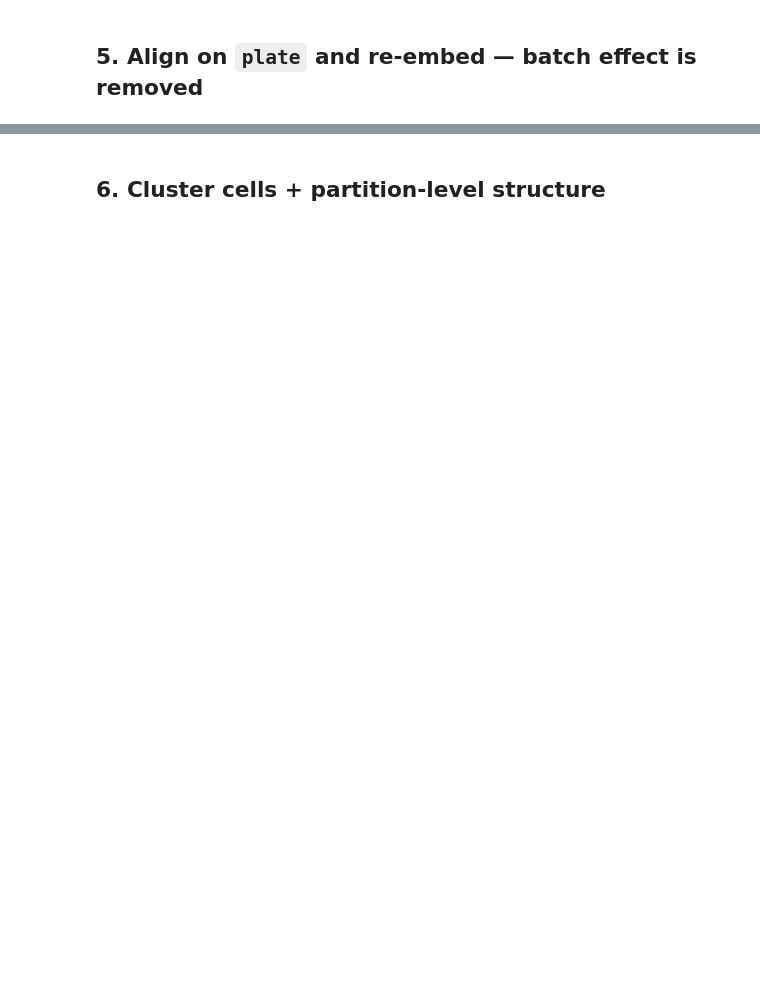
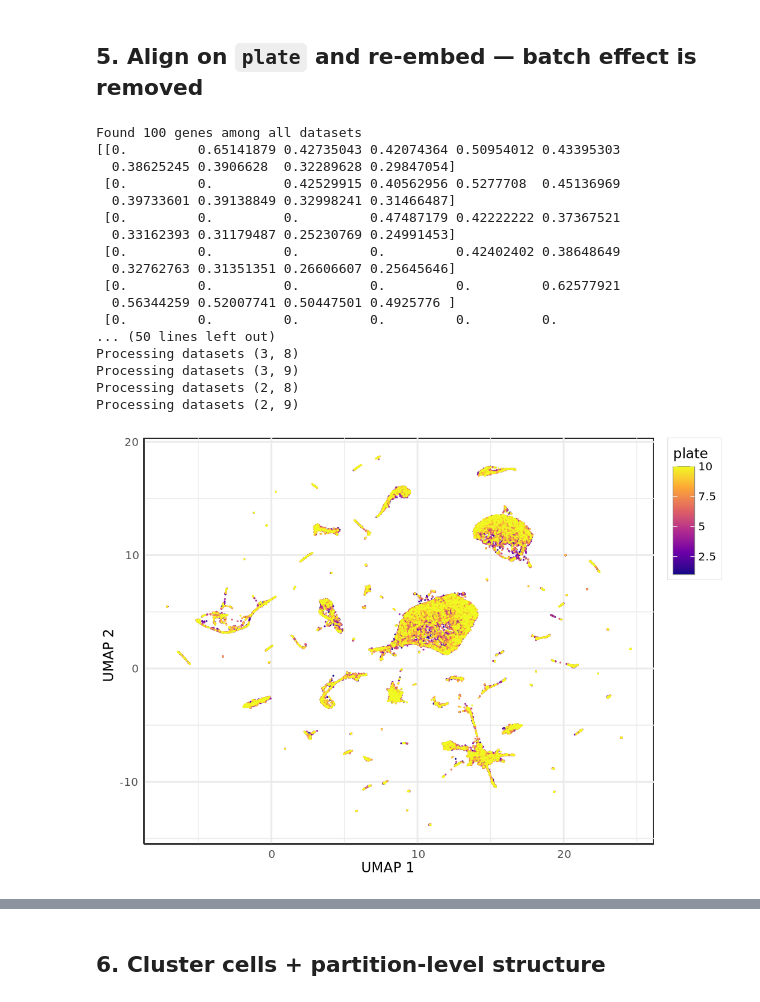
Before and after one commit to Bio-Babel/Monocle3-python, a Jupyter notebook: tutorials/c_elegans_L2_v2.ipynb, the cells around one changed output, grey strips where cells are left out. Cells and saved outputs as stored; diff of their text form; code cells hidden in the pictures; blank space fills up the shorter version.

```diff
--- a/tutorials/c_elegans_L2_v2.ipynb
+++ b/tutorials/c_elegans_L2_v2.ipynb
@@ -34,7 +50,26 @@ m3.plot_cells(adata, genes=['cpna-2', 'egl-21', 'ram-2', 'inos-1'])
 ## 5. Align on `plate` and re-embed — batch effect is removed
 # %%
 m3.align_cds(adata, alignment_group='plate')
-m3.reduce_dimension(adata, umap_fast_sgd=False, cores=1)
+m3.reduce_dimension(adata, cores=1)
 m3.plot_cells(adata, color_cells_by='plate', label_cell_groups=False)
+# %% [output]
+Found 100 genes among all datasets
+[[0.         0.65141879 0.42735043 0.42074364 0.50954012 0.43395303
+  0.38625245 0.3906628  0.32289628 0.29847054]
+ [0.         0.         0.42529915 0.40562956 0.5277708  0.45136969
+  0.39733601 0.39138849 0.32998241 0.31466487]
+ [0.         0.         0.         0.47487179 0.42222222 0.37367521
+  0.33162393 0.31179487 0.25230769 0.24991453]
+ [0.         0.         0.         0.         0.42402402 0.38648649
+  0.32762763 0.31351351 0.26606607 0.25645646]
+ [0.         0.         0.         0.         0.         0.62577921
+  0.56344259 0.52007741 0.50447501 0.4925776 ]
+ [0.         0.         0.         0.         0.         0.
+... (50 lines left out)
+Processing datasets (3, 8)
+Processing datasets (3, 9)
+Processing datasets (2, 8)
+Processing datasets (2, 9)
+[figure, added]
 # %%
 m3.plot_cells(adata, color_cells_by='cao_cell_type', label_groups_by_cluster=False)
```
Also changed, not shown: parts of 10 cells of this notebook, 1 other file.
